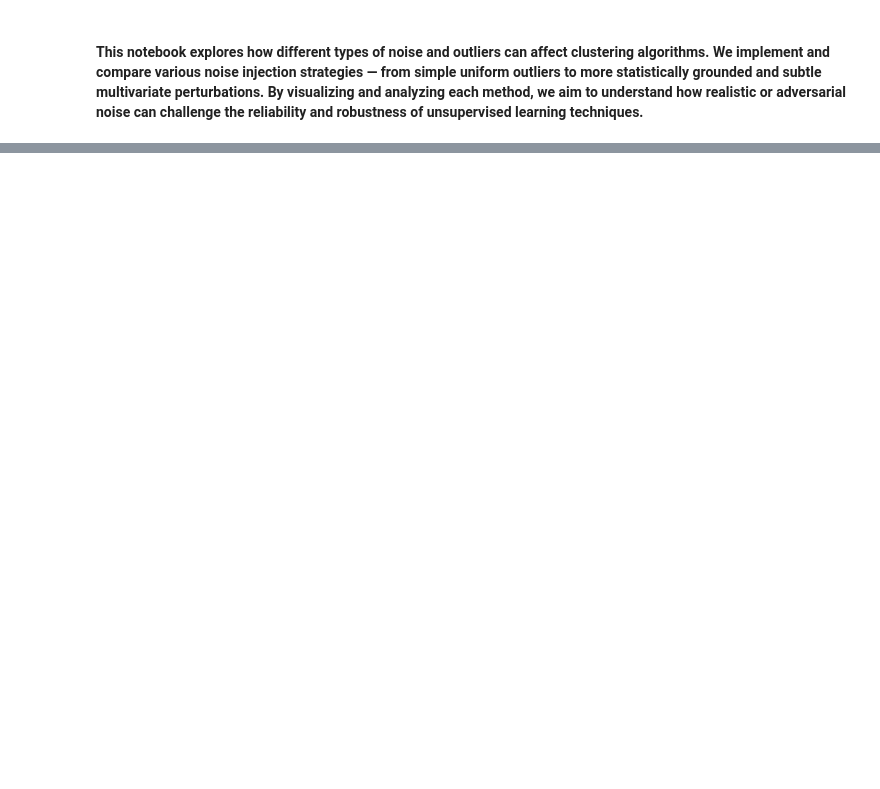
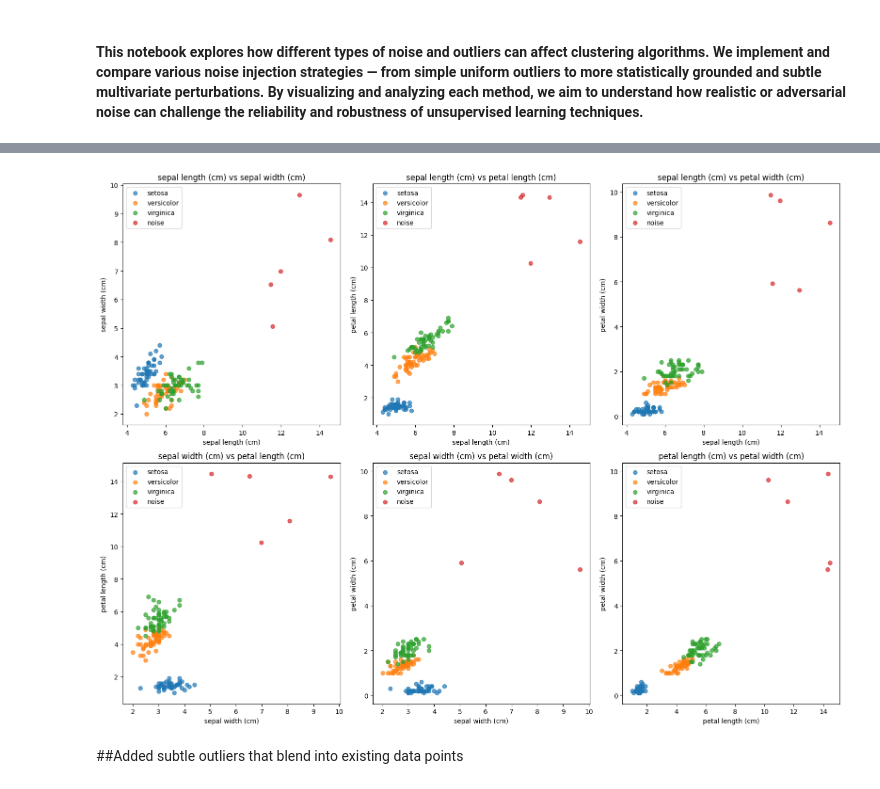
Before and after one commit to Poison-Cluster/poison-cluster, a Jupyter notebook: randomized_injection/randomized_injection_attack.ipynb, the cells around one changed output, grey strips where cells are left out. Saved outputs shown, nothing was run; the diff lists cells and outputs as text; code cells hidden in the pictures; blank space fills up the shorter version.

```diff
--- a/randomized_injection/randomized_injection_attack.ipynb
+++ b/randomized_injection/randomized_injection_attack.ipynb
@@ -119,0 +102,18 @@ plot_feature_pairs(df_label_shuffled, label_column='species', figsize=(16, 12))
+# %%
+outliers = pd.DataFrame({
+    'sepal length (cm)': np.random.uniform(10, 15, 5),
+    'sepal width (cm)': np.random.uniform(5, 10, 5),
+    'petal length (cm)': np.random.uniform(10, 15, 5),
+    'petal width (cm)': np.random.uniform(5, 10, 5)
+})
+target = pd.DataFrame({'target': [3] * 5})
+df_outlier = copy.deepcopy(df_iris)
+df_outlier['data'] = pd.concat([df_iris['data'], outliers], ignore_index=True)
+df_outlier['frame'] = pd.concat([df_iris['frame'], pd.concat([outliers, target], axis=1)], ignore_index=True)
+df_outlier['target_names'] = np.append(df_outlier['target_names'], ['noise'])
+# %%
+plot_feature_pairs(df_outlier, figsize=(16, 12))
+# %% [output]
+[figure, added]
+# %% [markdown]
+##Added subtle outliers that blend into existing data points
```
Also changed, not shown: parts of 74 cells of this notebook.
